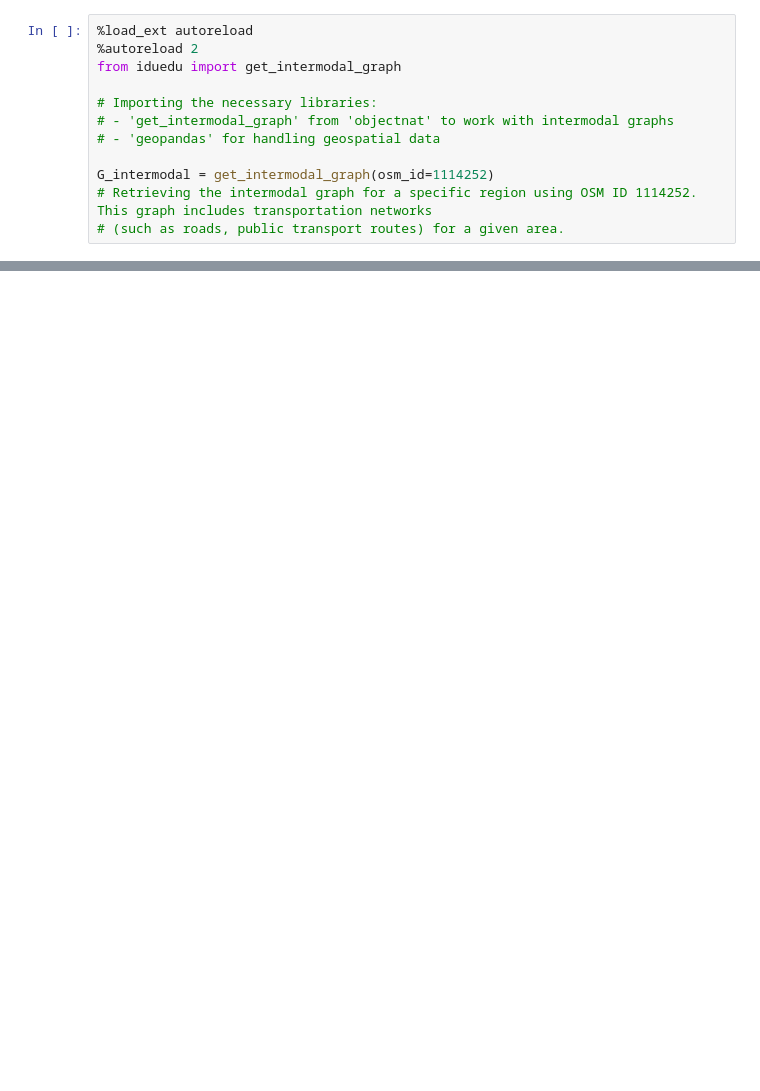
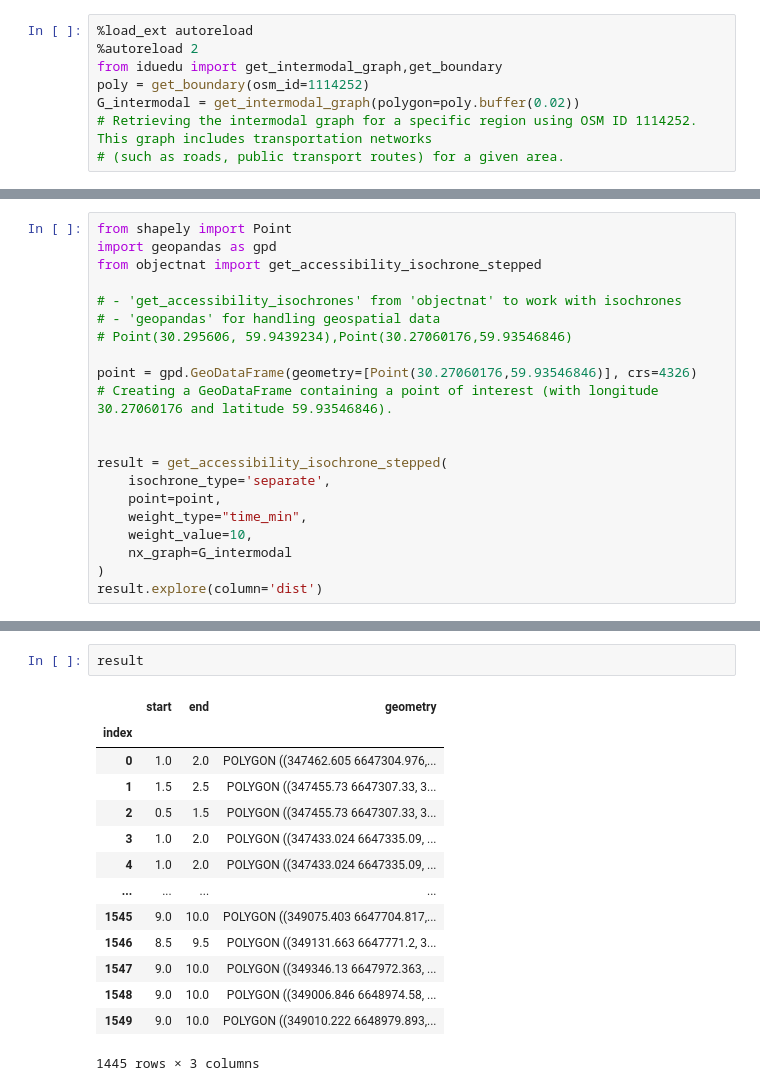
Before and after one commit to DDonnyy/ObjectNat, a Jupyter notebook: examples/isochrone_generator.ipynb, the cells around one changed output, grey strips where cells are left out. Cells and saved outputs as stored; diff of their text form; blank space fills up the shorter version.

Commit message:
refactor(0.3.0) - new isochrones

```diff
--- a/examples/isochrone_generator.ipynb
+++ b/examples/isochrone_generator.ipynb
@@ -1,13 +3,9 @@
 # %%
 %load_ext autoreload
 %autoreload 2
-from iduedu import get_intermodal_graph
-
-# Importing the necessary libraries:
-# - 'get_intermodal_graph' from 'objectnat' to work with intermodal graphs
-# - 'geopandas' for handling geospatial data
-
-G_intermodal = get_intermodal_graph(osm_id=1114252)
+from iduedu import get_intermodal_graph,get_boundary
+poly = get_boundary(osm_id=1114252)
+G_intermodal = get_intermodal_graph(polygon=poly.buffer(0.02))
 # Retrieving the intermodal graph for a specific region using OSM ID 1114252. This graph includes transportation networks
 # (such as roads, public transport routes) for a given area.
 # %% [output]
@@ -62,0 +67,21 @@ isochrones
+# %%
+from shapely import Point
+import geopandas as gpd
+from objectnat import get_accessibility_isochrone_stepped
+
+# - 'get_accessibility_isochrones' from 'objectnat' to work with isochrones
+# - 'geopandas' for handling geospatial data
+# Point(30.295606, 59.9439234),Point(30.27060176,59.93546846)
+
+point = gpd.GeoDataFrame(geometry=[Point(30.27060176,59.93546846)], crs=4326)
+# Creating a GeoDataFrame containing a point of interest (with longitude 30.27060176 and latitude 59.93546846).
+
+
+result = get_accessibility_isochrone_stepped(
+    isochrone_type='separate',
+    point=point,
+    weight_type="time_min",
+    weight_value=10,
+    nx_graph=G_intermodal
+)
+result.explore(column='dist')
@@ -62,0 +91,17 @@ isochrones
+# %%
+result
+# %% [output]
+|  | start | end | geometry |
+| index |  |  |  |
+| 0 | 1.0 | 2.0 | POLYGON ((347462.605 6647304.976,... |
+| 1 | 1.5 | 2.5 | POLYGON ((347455.73 6647307.33, 3... |
+| 2 | 0.5 | 1.5 | POLYGON ((347455.73 6647307.33, 3... |
+| 3 | 1.0 | 2.0 | POLYGON ((347433.024 6647335.09, ... |
+| 4 | 1.0 | 2.0 | POLYGON ((347433.024 6647335.09, ... |
+| ... | ... | ... | ... |
+| 1545 | 9.0 | 10.0 | POLYGON ((349075.403 6647704.817,... |
+| 1546 | 8.5 | 9.5 | POLYGON ((349131.663 6647771.2, 3... |
+| 1547 | 9.0 | 10.0 | POLYGON ((349346.13 6647972.363, ... |
+| 1548 | 9.0 | 10.0 | POLYGON ((349006.846 6648974.58, ... |
+| 1549 | 9.0 | 10.0 | POLYGON ((349010.222 6648979.893,... |
+1445 rows × 3 columns
```
Also changed, not shown: parts of 6 cells of this notebook, 11 other files.
